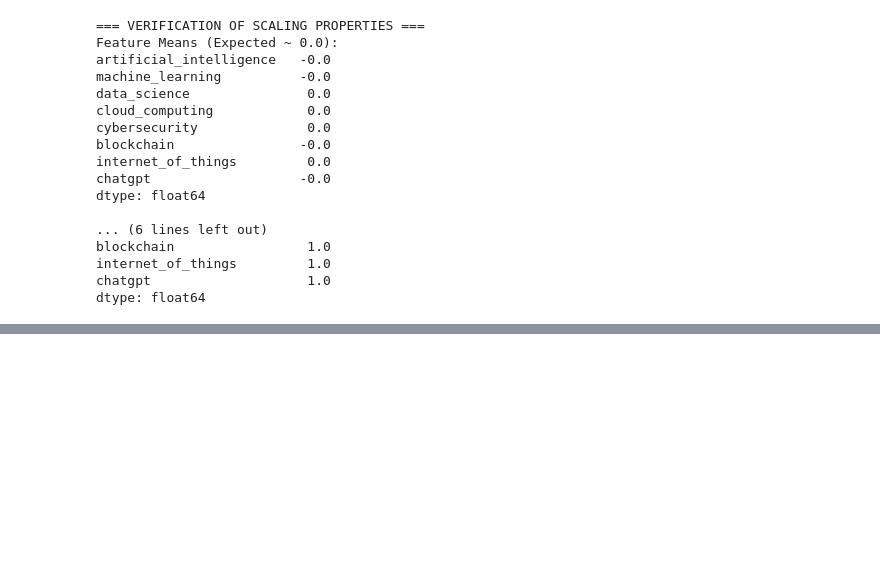
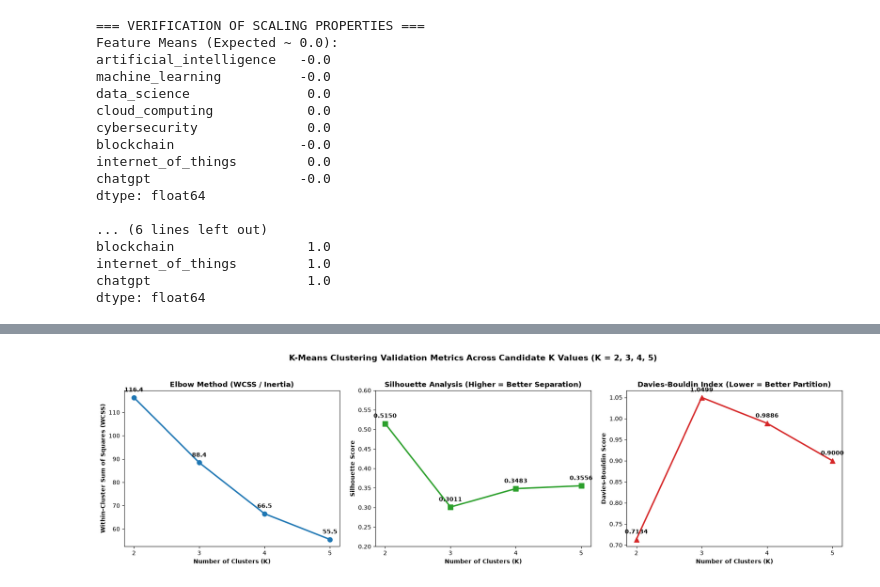
Before and after one commit to arjun-1002/GeoPulse, a Jupyter notebook: notebooks/regional_search_clustering.ipynb, the cells around one changed output, grey strips where cells are left out. Saved outputs shown, nothing was run; the diff lists cells and outputs as text; code cells hidden in the pictures; blank space fills up the shorter version.

```diff
--- a/notebooks/regional_search_clustering.ipynb
+++ b/notebooks/regional_search_clustering.ipynb
@@ -481,0 +331,18 @@ Exported scaled clustering matrix to: ..\data\processed\features_scaled.csv ((36
+# %%
+# Compute evaluation metrics table
+metrics_records = []
+for k in k_values:
+    labels = cluster_labels_dict[k]
+    wcss = models_dict[k].inertia_
+    sil = silhouette_score(X, labels, metric="euclidean")
+    db = davies_bouldin_score(X, labels)
+    metrics_records.append({
+        "K": k,
+        "WCSS": round(float(wcss), 2),
+        "Silhouette_Score": round(float(sil), 4),
+        "Davies_Bouldin_Score": round(float(db), 4)
+    })
+
+metrics_df = pd.DataFrame(metrics_records)
+print("=== K-MEANS VALIDATION EVALUATION TABLE ===")
+display(metrics_df)
@@ -481,0 +356,37 @@ Exported scaled clustering matrix to: ..\data\processed\features_scaled.csv ((36
+# %%
+# Plot Elbow Curve and Multi-Metric Validation Graphs
+fig, axes = plt.subplots(1, 3, figsize=(18, 5))
+
+# 1. Elbow Method
+axes[0].plot(k_values, metrics_df["WCSS"], marker="o", color="#1f77b4", linewidth=2.5, markersize=8)
+axes[0].set_title("Elbow Method (WCSS / Inertia)", fontweight="bold")
+axes[0].set_xlabel("Number of Clusters (K)", fontweight="bold")
+axes[0].set_ylabel("Within-Cluster Sum of Squares (WCSS)", fontweight="bold")
+axes[0].set_xticks(k_values)
+for k, w in zip(k_values, metrics_df["WCSS"]):
+    axes[0].annotate(f"{w:.1f}", (k, w), textcoords="offset points", xytext=(0, 10), ha="center", fontweight="bold")
+
+# 2. Silhouette Score
+axes[1].plot(k_values, metrics_df["Silhouette_Score"], marker="s", color="#2ca02c", linewidth=2.5, markersize=8)
+axes[1].set_title("Silhouette Analysis (Higher = Better Separation)", fontweight="bold")
+axes[1].set_xlabel("Number of Clusters (K)", fontweight="bold")
+axes[1].set_ylabel("Silhouette Score", fontweight="bold")
+axes[1].set_xticks(k_values)
+axes[1].set_ylim(0.2, 0.6)
+for k, s in zip(k_values, metrics_df["Silhouette_Score"]):
+    axes[1].annotate(f"{s:.4f}", (k, s), textcoords="offset points", xytext=(0, 10), ha="center", fontweight="bold")
+
+# 3. Davies-Bouldin Score
+axes[2].plot(k_values, metrics_df["Davies_Bouldin_Score"], marker="^", color="#d62728", linewidth=2.5, markersize=8)
+axes[2].set_title("Davies-Bouldin Index (Lower = Better Partition)", fontweight="bold")
+axes[2].set_xlabel("Number of Clusters (K)", fontweight="bold")
+axes[2].set_ylabel("Davies-Bouldin Score", fontweight="bold")
+axes[2].set_xticks(k_values)
+for k, db in zip(k_values, metrics_df["Davies_Bouldin_Score"]):
+    axes[2].annotate(f"{db:.4f}", (k, db), textcoords="offset points", xytext=(0, 10), ha="center", fontweight="bold")
+
+plt.suptitle("K-Means Clustering Validation Metrics Across Candidate K Values (K = 2, 3, 4, 5)", fontsize=14, fontweight="bold", y=1.03)
+plt.tight_layout()
+plt.show()
+# %% [output]
+[figure, added]
```
Also changed, not shown: parts of 46 cells of this notebook, 41 other files.
